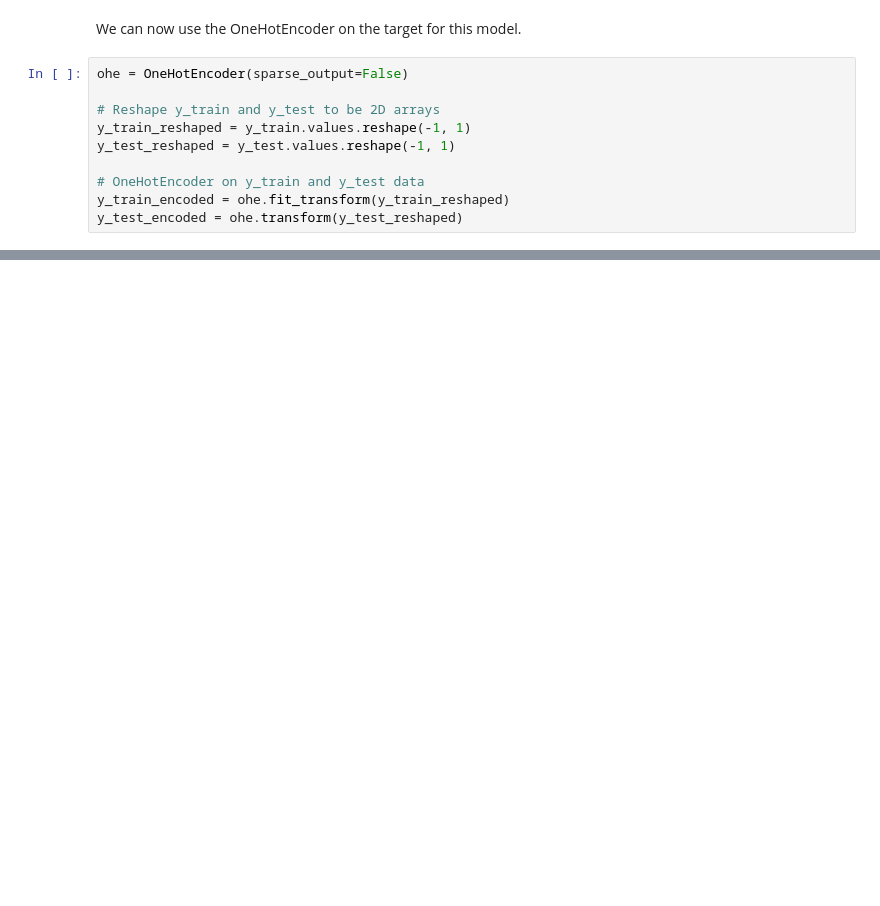
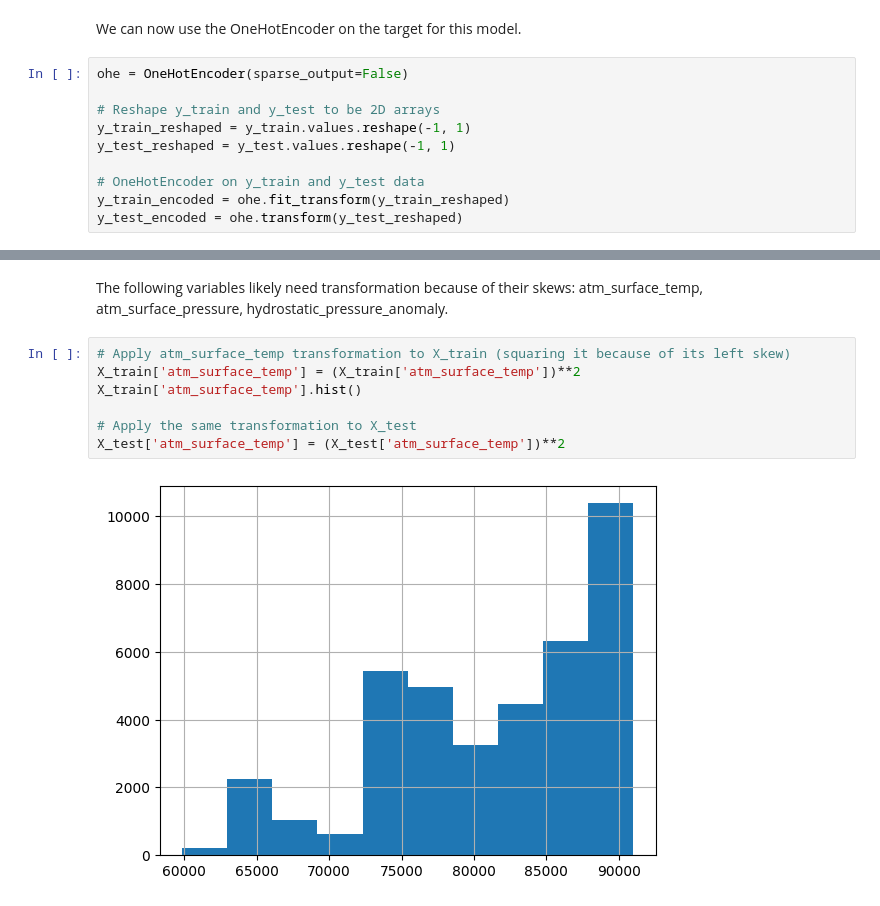
Before and after one commit to snehasri2600/Ocean-Classification, a Jupyter notebook: Adv_Data_Ocean_Class.ipynb, the cells around one changed output, grey strips where cells are left out. Saved outputs shown, nothing was run; the diff lists cells and outputs as text; blank space fills up the shorter version.

```diff
--- a/Adv_Data_Ocean_Class.ipynb
+++ b/Adv_Data_Ocean_Class.ipynb
@@ -509,0 +519,11 @@ plt.show()
+# %% [markdown]
+The following variables likely need transformation because of their skews: atm_surface_temp, atm_surface_pressure, hydrostatic_pressure_anomaly.
+# %%
+# Apply atm_surface_temp transformation to X_train (squaring it because of its left skew)
+X_train['atm_surface_temp'] = (X_train['atm_surface_temp'])**2
+X_train['atm_surface_temp'].hist()
+
+# Apply the same transformation to X_test
+X_test['atm_surface_temp'] = (X_test['atm_surface_temp'])**2
+# %% [output]
+[figure, added]
```
Also changed, not shown: parts of 24 cells of this notebook.
